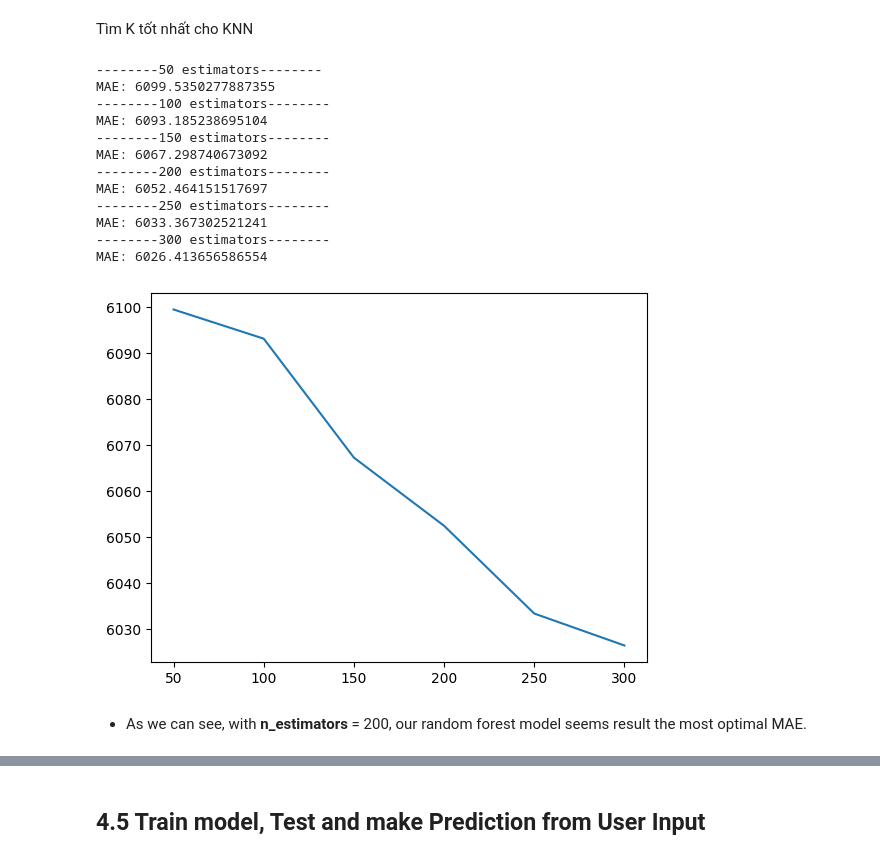
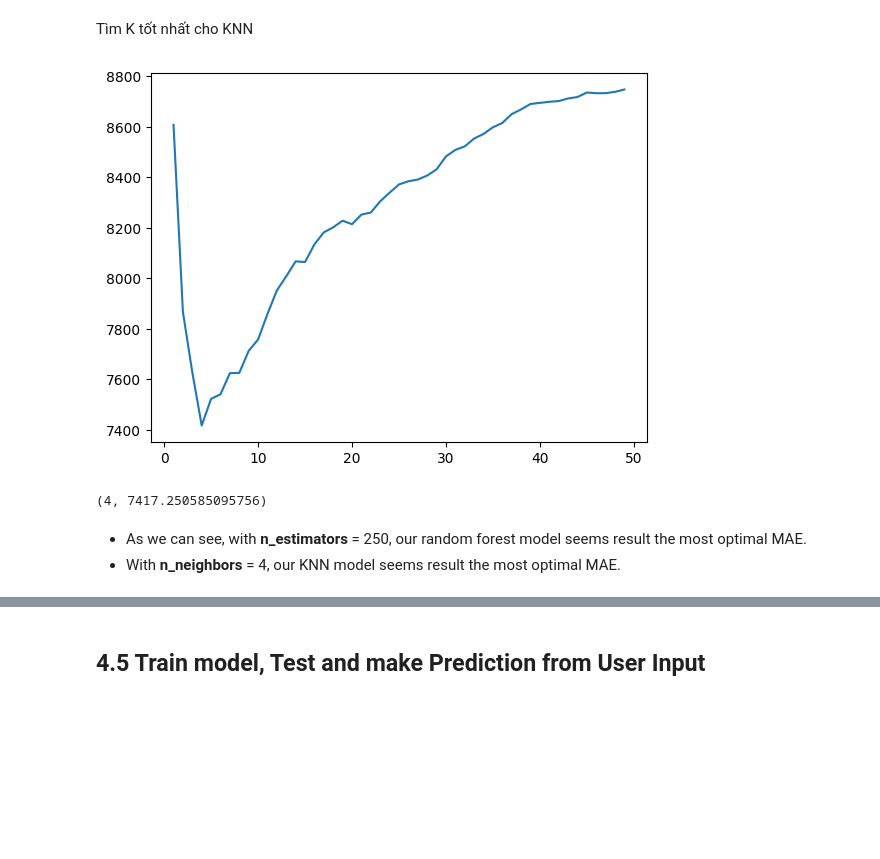
Before and after one commit to MTriNguci/DS_FINAL_PROJ, a Jupyter notebook: 4. Building_Model.ipynb, the cells around one changed output, grey strips where cells are left out. Drawn from its saved outputs; the diff is of its cells as text; code cells hidden in the pictures; blank space fills up the shorter version.

```diff
--- a/4. Building_Model.ipynb
+++ b/4. Building_Model.ipynb
@@ -229,63 +252,32 @@ MAE: 5713.02731611163
 # %% [markdown]
 Tìm K tốt nhất cho KNN
 # %%
-# from sklearn.model_selection import cross_val_score
-# def get_score(n_e):
-#     my_pipeline = Pipeline(steps=[('preprocessor', preprocessor),
-#                               ('model', KNeighborsRegressor(n_neighbors=n_e))
-#                              ])
-#     scores = -1 * cross_val_score(my_pipeline, X, y ,
-#                                     cv=5,
-#                                     scoring='neg_mean_absolute_error')
-#     return scores.mean()
+from sklearn.model_selection import cross_val_score
+def get_score(n):
+    my_pipeline = Pipeline(steps=[('preprocessor', preprocessor),
+                                ('model', KNeighborsRegressor(n_neighbors=n))
+                                ])
+    scores = -1 * cross_val_score(my_pipeline, X, y ,
+                                    cv=5,
+                                    scoring='neg_mean_absolute_error')
+    return scores.mean()
 
 
-# results = {}
-# for i in range(1,100):
-#     mae = get_score(i)
-#     results[i] = mae
+results = {}
+for i in range(1,50):
+    mae = get_score(i)
+    results[i] = mae
 
-# %matplotlib inline
+%matplotlib inline
 
-# plt.plot(list(results.keys()), list(results.values()))
-# plt.show()
-# #In ra k tốt nhất và MAE
-# min(results, key=results.get), min(results.values())
+plt.plot(list(results.keys()), list(results.values()))
+plt.show()
+
+#In ra giá trị nhỏ nhất và mae tương ứng
+min(results.items(), key=lambda x: x[1])
+# %% [output]
+[figure, added]
+(4, 7417.250585095756)
-# %%
-from sklearn.model_selection import cross_val_score
-def get_score(n_estimate):
-    my_pipeline = Pipeline(steps=[('preprocessor', preprocessor),
-                              ('model', RandomForestRegressor(n_estimators = n_estimate,
-                                                              random_state=0))
-                             ])
-    scores = -1 * cross_val_score(my_pipeline, X, y,
-                                    cv=3,
-                                    scoring='neg_mean_absolute_error')
-    return scores.mean()
-
-
-results = {}
-for i in range(1,7):
-    print(f'--------{50*i} estimators--------')
-    results[50*i] = get_score(50*i)
-
-%matplotlib inline
-
-plt.plot(list(results.keys()), list(results.values()))
-plt.show()
-# %% [output]
---------50 estimators--------
-MAE: 6099.5350277887355
---------100 estimators--------
-MAE: 6093.185238695104
---------150 estimators--------
-MAE: 6067.298740673092
---------200 estimators--------
-MAE: 6052.464151517697
---------250 estimators--------
-MAE: 6033.367302521241
---------300 estimators--------
-MAE: 6026.413656586554
-[figure, removed]
 # %% [markdown]
-- As we can see, with **n_estimators** = 200, our random forest model seems result the most optimal MAE.
+- As we can see, with **n_estimators** = 250, our random forest model seems result the most optimal MAE.
+- With **n_neighbors** = 4, our KNN model seems result the most optimal MAE.
```
Also changed, not shown: parts of 14 cells of this notebook, 5 other files.
